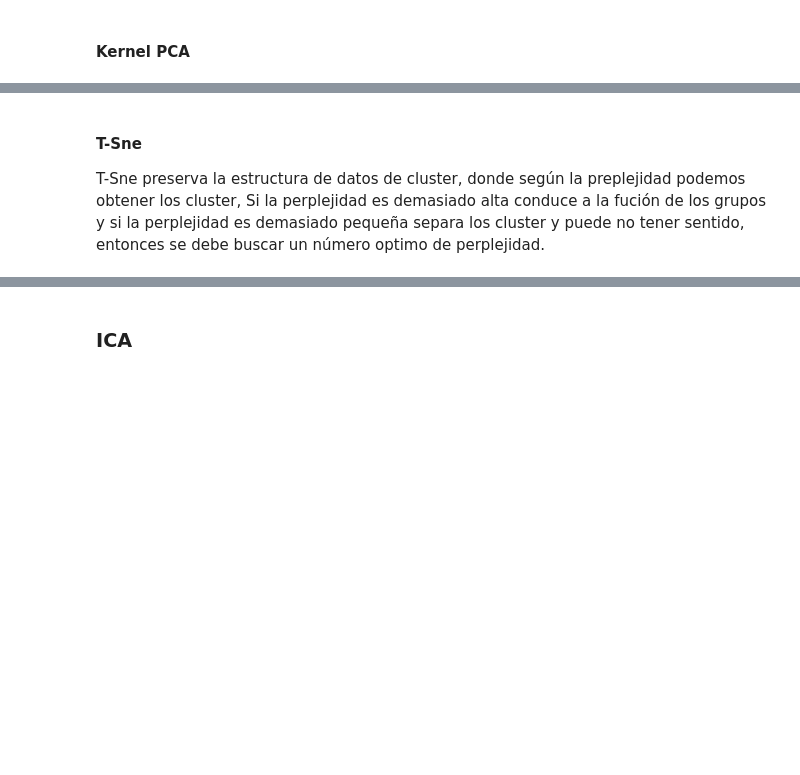
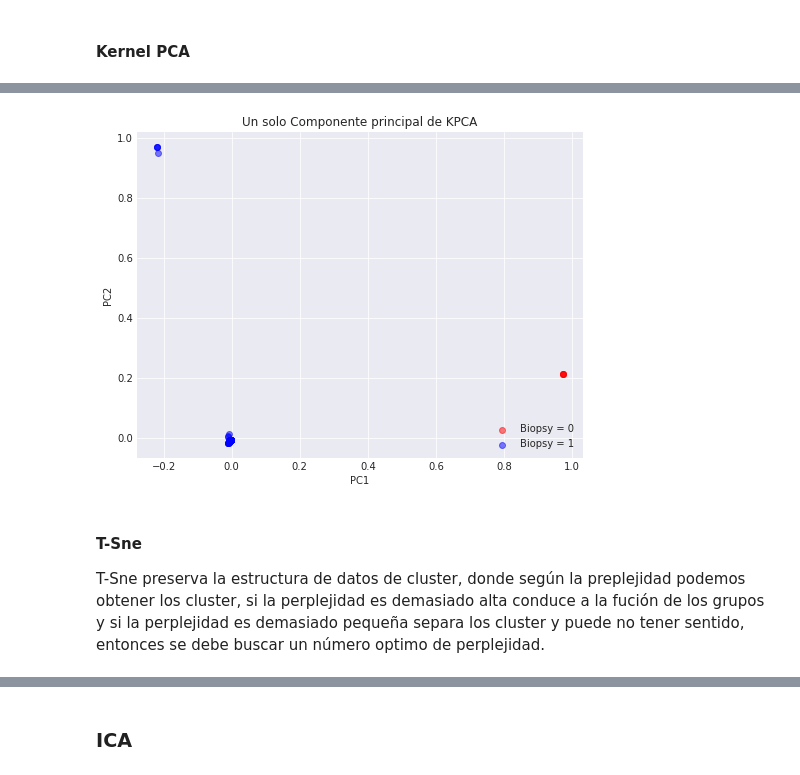
Before and after one commit to nelsonsp2/AAD, a Jupyter notebook: Proyecto2/Proyecto2.ipynb, the cells around one changed output, grey strips where cells are left out. Cells and saved outputs as stored; diff of their text form; code cells hidden in the pictures; blank space fills up the shorter version.

```diff
--- a/Proyecto2/Proyecto2.ipynb
+++ b/Proyecto2/Proyecto2.ipynb
@@ -330,19 +355,21 @@ plt.show()
 # %%
 scikit_kpca = KernelPCA(n_components=2, kernel='rbf', gamma=15)
 X_skernpca = scikit_kpca.fit_transform(X_res)
 
 
 plt.figure(figsize=(8,6))
 plt.scatter(X_skernpca[y_res ==0, 0], X_skernpca[y_res ==0, 1], color='red', alpha=0.5, label="Biopsy = 0")
 plt.scatter(X_skernpca[y_res ==1, 0], X_skernpca[y_res ==1, 1], color='blue', alpha=0.5, label="Biopsy = 1")
 
 #plt.text(-0.38, 0.37, 'gamma = 15', fontsize=12)
-plt.title('First 2 principal components after RBF Kernel PCA via scikit-learn')
+plt.title('Un solo Componente principal de KPCA')
 plt.xlabel('PC1')
 plt.ylabel('PC2')
 plt.legend(loc='lower right')
 plt.show()
+# %% [output]
+[figure, added]
 # %% [markdown]
 #### T-Sne
-T-Sne preserva la estructura de datos de cluster, donde según la preplejidad podemos obtener los cluster, Si la perplejidad es demasiado alta conduce a la fución de los grupos y si la perplejidad es demasiado pequeña separa los cluster y puede no tener sentido, entonces se debe buscar un número optimo de perplejidad.
+T-Sne preserva la estructura de datos de cluster, donde según la preplejidad podemos obtener los cluster, si la perplejidad es demasiado alta conduce a la fución de los grupos y si la perplejidad es demasiado pequeña separa los cluster y puede no tener sentido, entonces se debe buscar un número optimo de perplejidad.
 # %%
```
Also changed, not shown: parts of 300 cells of this notebook, 17 other files.
